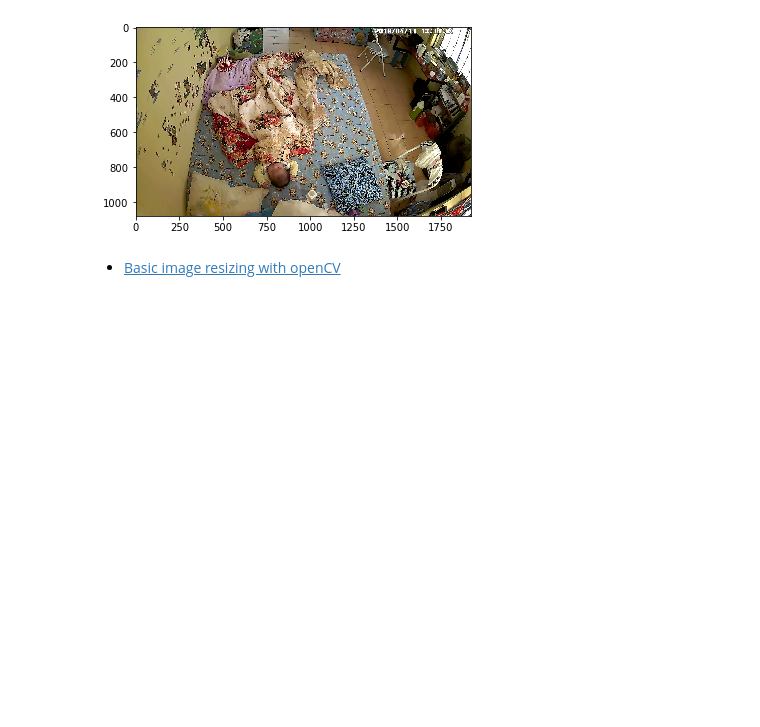
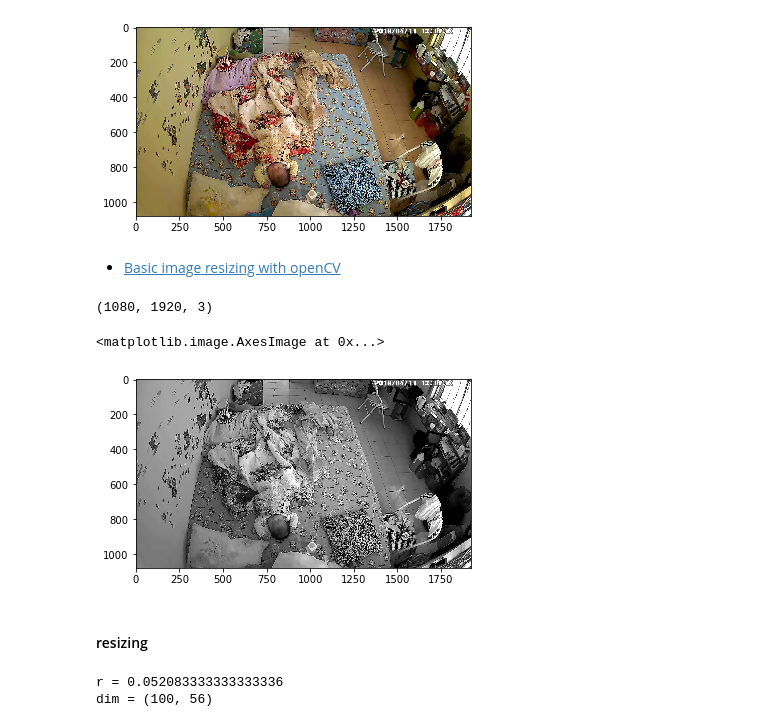
Before and after one commit to NinjaKing/my-baby-detection, a Jupyter notebook: preprocessing.ipynb, the cells around one changed output. Cells and saved outputs as stored; diff of their text form; code cells hidden in the pictures; blank space fills up the shorter version.

```diff
--- a/preprocessing.ipynb
+++ b/preprocessing.ipynb
@@ -16,3 +27,7 @@ plt.show()
 [figure]
 # %% [markdown]
 - [Basic image resizing with openCV](https://www.pyimagesearch.com/2014/01/20/basic-image-manipulations-in-python-and-opencv-resizing-scaling-rotating-and-cropping/)
+# %%
+img.shape
+# %% [output]
+(1080, 1920, 3)
@@ -18,0 +36,17 @@ plt.show()
+# %%
+img_gray = cv2.cvtColor(img, cv2.COLOR_BGR2GRAY)
+# %%
+plt.imshow(img_gray, cmap='gray')
+# %% [output]
+<matplotlib.image.AxesImage at 0x...>
+[figure, added]
+# %% [markdown]
+#### resizing
+# %%
+r = 100.0 / img.shape[1]
+dim = (100, int(img.shape[0] * r))
+print('r =', r)
+print('dim =', dim)
+# %% [output]
+r = 0.052083333333333336
+dim = (100, 56)
```
Also changed, not shown: parts of 19 cells of this notebook, 2 other files.
